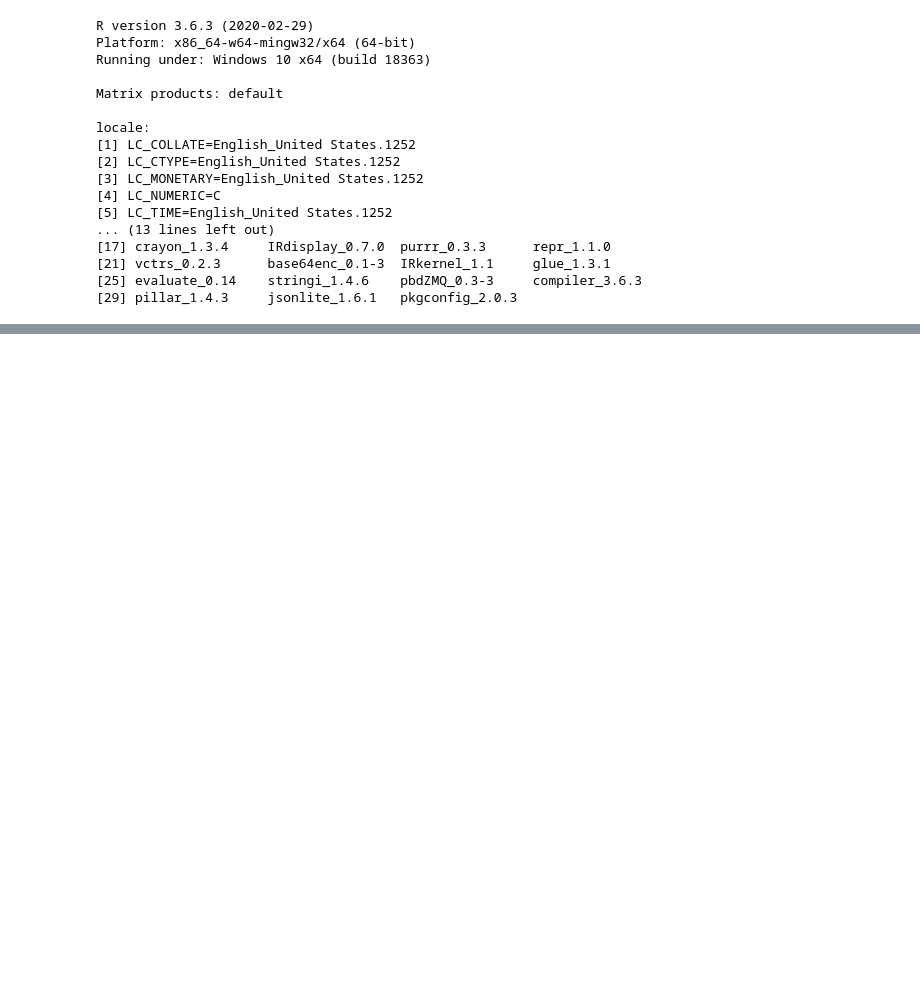
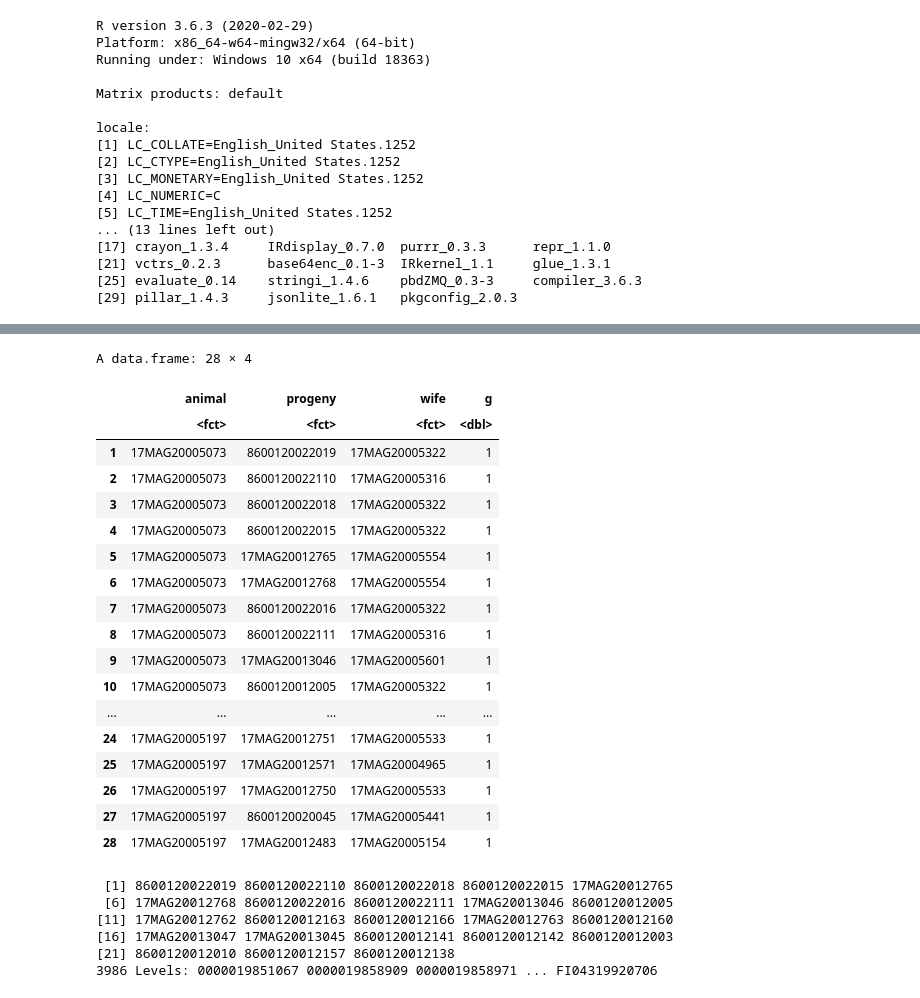
Before and after one commit to vanhungtran/BLUP, a Jupyter notebook: RFI.ipynb, the cells around one changed output, grey strips where cells are left out. Cells and saved outputs as stored; diff of their text form; code cells hidden in the pictures; blank space fills up the shorter version.

```diff
--- a/RFI.ipynb
+++ b/RFI.ipynb
@@ -513,0 +680,29 @@ getwd()
+# %%
+head(list_g2_p,28)
+list_g2_p[1:23,2]
+# %% [output]
+A data.frame: 28 × 4
+|  | animal | progeny | wife | g |
+|  | <fct> | <fct> | <fct> | <dbl> |
+| 1 | 17MAG20005073 | 8600120022019 | 17MAG20005322 | 1 |
+| 2 | 17MAG20005073 | 8600120022110 | 17MAG20005316 | 1 |
+| 3 | 17MAG20005073 | 8600120022018 | 17MAG20005322 | 1 |
+| 4 | 17MAG20005073 | 8600120022015 | 17MAG20005322 | 1 |
+| 5 | 17MAG20005073 | 17MAG20012765 | 17MAG20005554 | 1 |
+| 6 | 17MAG20005073 | 17MAG20012768 | 17MAG20005554 | 1 |
+| 7 | 17MAG20005073 | 8600120022016 | 17MAG20005322 | 1 |
+| 8 | 17MAG20005073 | 8600120022111 | 17MAG20005316 | 1 |
+| 9 | 17MAG20005073 | 17MAG20013046 | 17MAG20005601 | 1 |
+| 10 | 17MAG20005073 | 8600120012005 | 17MAG20005322 | 1 |
+| ... | ... | ... | ... | ... |
+| 24 | 17MAG20005197 | 17MAG20012751 | 17MAG20005533 | 1 |
+| 25 | 17MAG20005197 | 17MAG20012571 | 17MAG20004965 | 1 |
+| 26 | 17MAG20005197 | 17MAG20012750 | 17MAG20005533 | 1 |
+| 27 | 17MAG20005197 | 8600120020045 | 17MAG20005441 | 1 |
+| 28 | 17MAG20005197 | 17MAG20012483 | 17MAG20005154 | 1 |
+ [1] 8600120022019 8600120022110 8600120022018 8600120022015 17MAG20012765
+ [6] 17MAG20012768 8600120022016 8600120022111 17MAG20013046 8600120012005
+[11] 17MAG20012762 8600120012163 8600120012166 17MAG20012763 8600120012160
+[16] 17MAG20013047 17MAG20013045 8600120012141 8600120012142 8600120012003
+[21] 8600120012010 8600120012157 8600120012138
+3986 Levels: 0000019851067 0000019858909 0000019858971 ... FI04319920706
```
Also changed, not shown: parts of 25 cells of this notebook.
